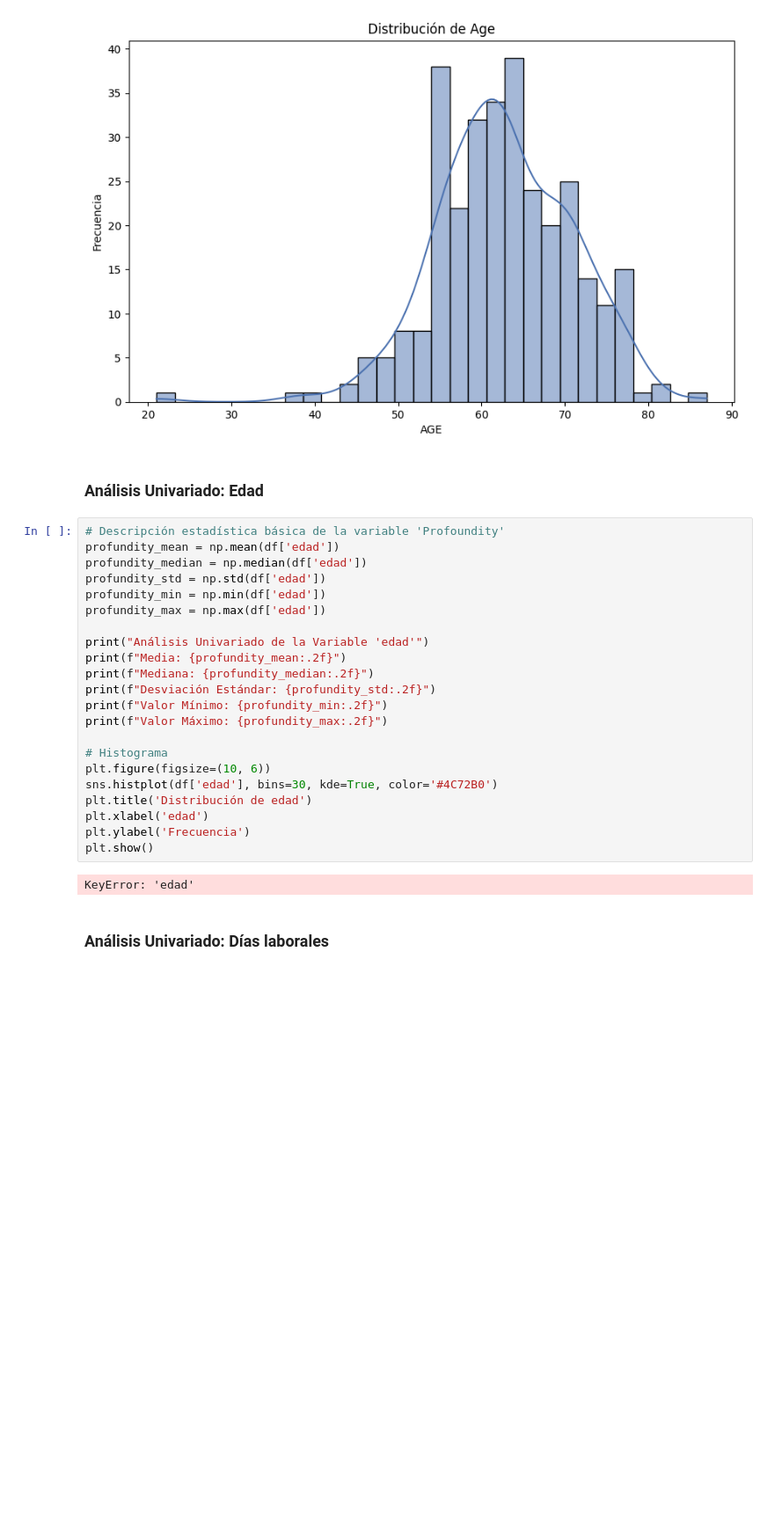
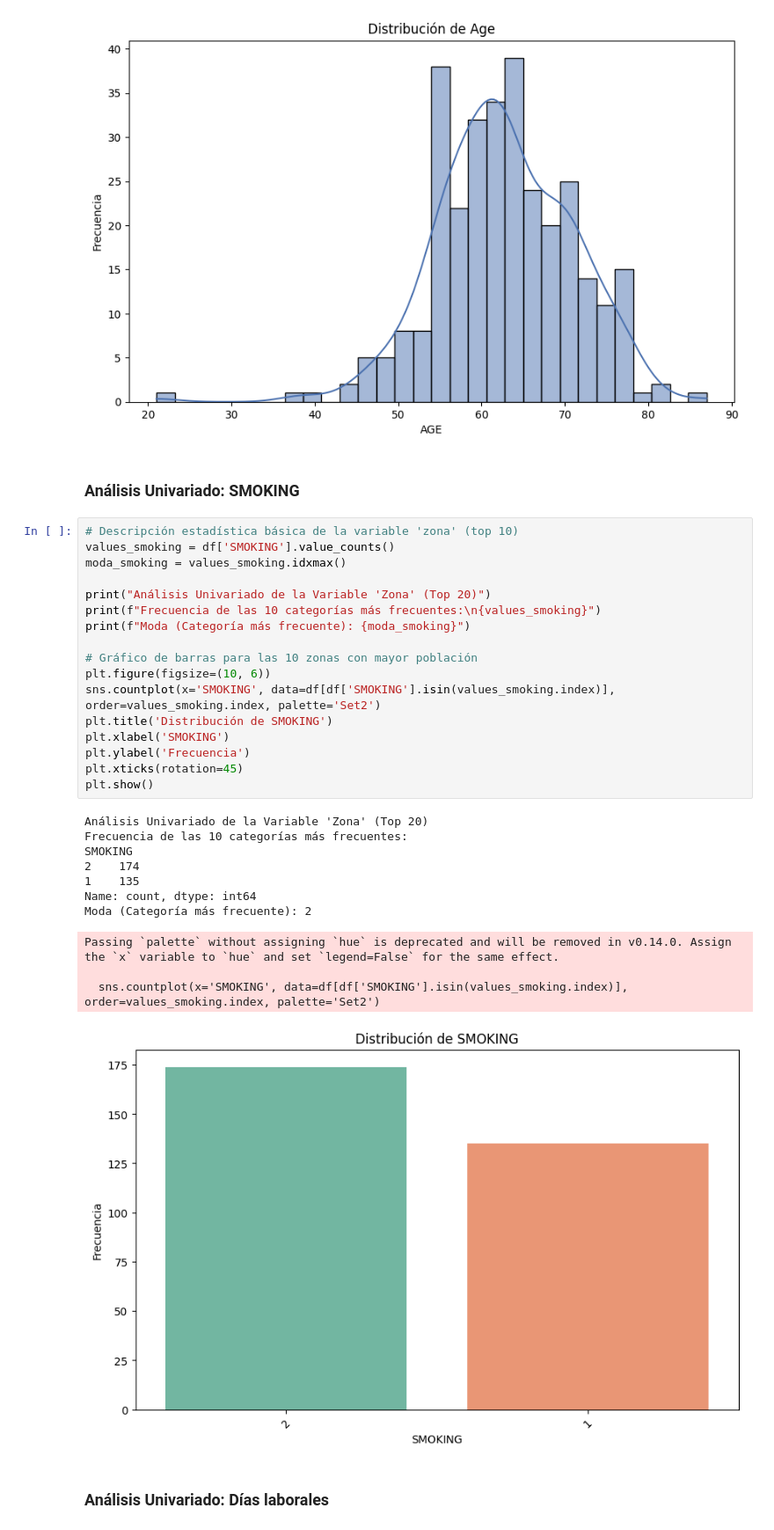
Before and after one commit to leandruko/lung-cancer, a Jupyter notebook: lung_cancer.ipynb, the cells around one changed output. Shown at 88% size. Cells and saved outputs as stored; diff of their text form; blank space fills up the shorter version.

```diff
--- a/lung_cancer.ipynb
+++ b/lung_cancer.ipynb
@@ -172,31 +172,36 @@ Valor Mínimo: 21.00
 Valor Máximo: 87.00
 [figure]
 # %% [markdown]
-### Análisis Univariado: **Edad**
+### Análisis Univariado: **SMOKING**
-# %%
-# Descripción estadística básica de la variable 'Profoundity'
-profundity_mean = np.mean(df['edad'])
-profundity_median = np.median(df['edad'])
-profundity_std = np.std(df['edad'])
-profundity_min = np.min(df['edad'])
-profundity_max = np.max(df['edad'])
-
-print("Análisis Univariado de la Variable 'edad'")
-print(f"Media: {profundity_mean:.2f}")
-print(f"Mediana: {profundity_median:.2f}")
-print(f"Desviación Estándar: {profundity_std:.2f}")
-print(f"Valor Mínimo: {profundity_min:.2f}")
-print(f"Valor Máximo: {profundity_max:.2f}")
-
-# Histograma
-plt.figure(figsize=(10, 6))
-sns.histplot(df['edad'], bins=30, kde=True, color='#4C72B0')
-plt.title('Distribución de edad')
-plt.xlabel('edad')
-plt.ylabel('Frecuencia')
-plt.show()
-# %% [output]
-KeyError: 'edad'
+# %%
+# Descripción estadística básica de la variable 'zona' (top 10)
+values_smoking = df['SMOKING'].value_counts()
+moda_smoking = values_smoking.idxmax()
+
+print("Análisis Univariado de la Variable 'Zona' (Top 20)")
+print(f"Frecuencia de las 10 categorías más frecuentes:\n{values_smoking}")
+print(f"Moda (Categoría más frecuente): {moda_smoking}")
+
+# Gráfico de barras para las 10 zonas con mayor población
+plt.figure(figsize=(10, 6))
+sns.countplot(x='SMOKING', data=df[df['SMOKING'].isin(values_smoking.index)], order=values_smoking.index, palette='Set2')
+plt.title('Distribución de SMOKING')
+plt.xlabel('SMOKING')
+plt.ylabel('Frecuencia')
+plt.xticks(rotation=45)
+plt.show()
+# %% [output]
+Análisis Univariado de la Variable 'Zona' (Top 20)
+Frecuencia de las 10 categorías más frecuentes:
+SMOKING
+2    174
+1    135
+Name: count, dtype: int64
+Moda (Categoría más frecuente): 2
+Passing `palette` without assigning `hue` is deprecated and will be removed in v0.14.0. Assign the `x` variable to `hue` and set `legend=False` for the same effect.
+
+  sns.countplot(x='SMOKING', data=df[df['SMOKING'].isin(values_smoking.index)], order=values_smoking.index, palette='Set2')
+[figure, added]
 # %% [markdown]
 ### Análisis Univariado: **Días laborales**
 # %%
```
